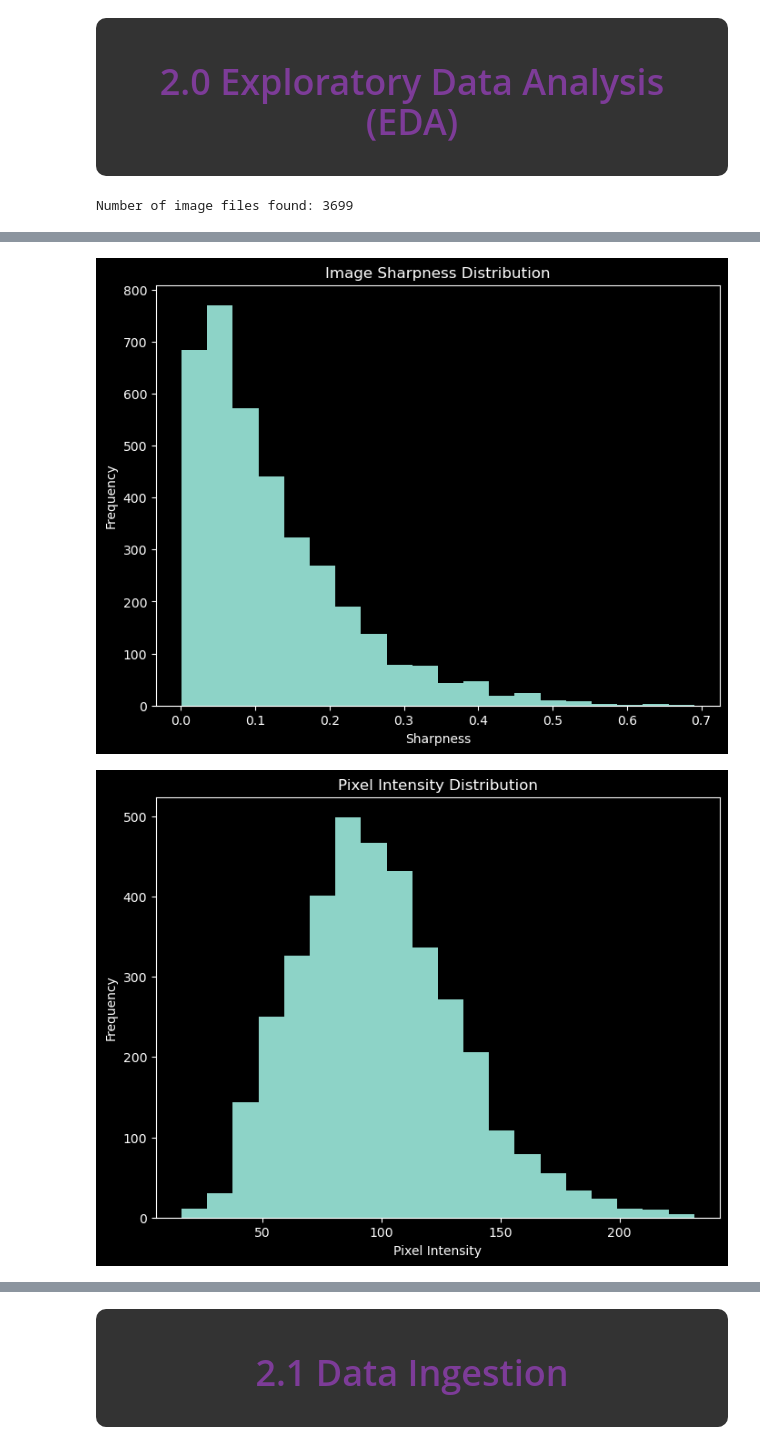
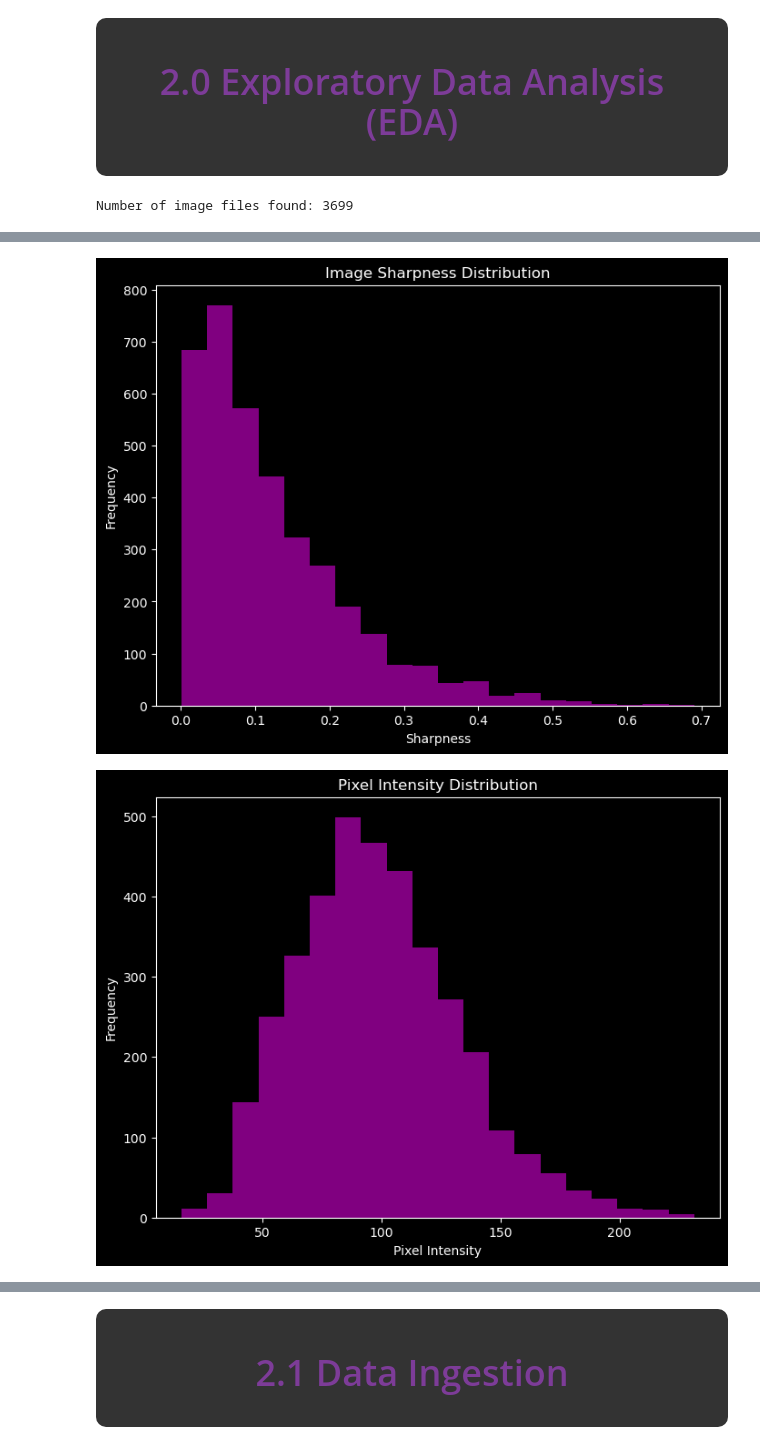
Before and after one commit to des1-gner/trafficsigns-main, a Jupyter notebook: s3952320_s3900481.ipynb, the cells around one changed output, grey strips where cells are left out. Drawn from its saved outputs; the diff is of its cells as text; code cells hidden in the pictures.

Commit message:
purple graphs

```diff
--- a/s3952320_s3900481.ipynb
+++ b/s3952320_s3900481.ipynb
@@ -214,12 +219,6 @@ Num GPUs Available:  0
 <div style="width:100%; text-align: center; padding: 20px; background-color: #333; border-radius: 10px;">
     <h1 style="color:#7D3C98; font-size: 36px;">2.0 Exploratory Data Analysis (EDA)</h1>
 # %%
-import os
-import numpy as np
-import matplotlib.pyplot as plt
-from skimage import io, filters, measure
-from scipy.spatial.distance import euclidean
-
 # Directory containing the image dataset
 dataset_dir = 'trafficsigns_dataset'
 
@@ -292,8 +291,8 @@ for i, img1 in enumerate(image_data):
 
 # Plot image size distribution
 plt.figure(figsize=(8, 6))
-plt.hist([size[0] for size in image_sizes], bins=20, alpha=0.5, label='Width')
-plt.hist([size[1] for size in image_sizes], bins=20, alpha=0.5, label='Height')
+plt.hist([size[0] for size in image_sizes], bins=20, alpha=0.5, color='red', label='Width')
+plt.hist([size[1] for size in image_sizes], bins=20, alpha=0.5, color='blue', label='Height')
 plt.xlabel('Size (pixels)')
 plt.ylabel('Frequency')
 plt.title('Image Size Distribution')
@@ -302,7 +301,7 @@ plt.show()
 
 # Plot image format distribution
 plt.figure(figsize=(8, 6))
-plt.hist(image_formats)
+plt.hist(image_formats, color='purple')
 plt.xlabel('Image Format')
 plt.ylabel('Frequency')
 plt.title('Image Format Distribution')
@@ -310,7 +309,7 @@ plt.show()
 
 # Plot image sharpness distribution
 plt.figure(figsize=(8, 6))
-plt.hist(image_sharpness, bins=20)
+plt.hist(image_sharpness, bins=20, color='purple')
 plt.xlabel('Sharpness')
 plt.ylabel('Frequency')
 plt.title('Image Sharpness Distribution')
@@ -318,7 +317,7 @@ plt.show()
 
 # Plot pixel intensity distribution
 plt.figure(figsize=(8, 6))
-plt.hist(pixel_intensities, bins=20)
+plt.hist(pixel_intensities, bins=20, color='purple')
 plt.xlabel('Pixel Intensity')
 plt.ylabel('Frequency')
 plt.title('Pixel Intensity Distribution')
@@ -326,7 +325,7 @@ plt.show()
 
 # Plot entropy distribution
 plt.figure(figsize=(8, 6))
-plt.hist(entropies, bins=20)
+plt.hist(entropies, bins=20, color='purple')
 plt.xlabel('Entropy')
 plt.ylabel('Frequency')
 plt.title('Entropy Distribution')
@@ -334,7 +333,7 @@ plt.show()
 
 # Plot image similarity distribution
 plt.figure(figsize=(8, 6))
-plt.hist(image_similarities, bins=20)
+plt.hist(image_similarities, bins=20, color='purple')
 plt.xlabel('Similarity')
 plt.ylabel('Frequency')
 plt.title('Image Similarity Distribution')
@@ -346,2 +345,2 @@ Number of image files found: 3699
-[figure, old version]
+[figure, new version]
-[figure, old version]
+[figure, new version]
```
Also changed, not shown: parts of 10 cells of this notebook.
